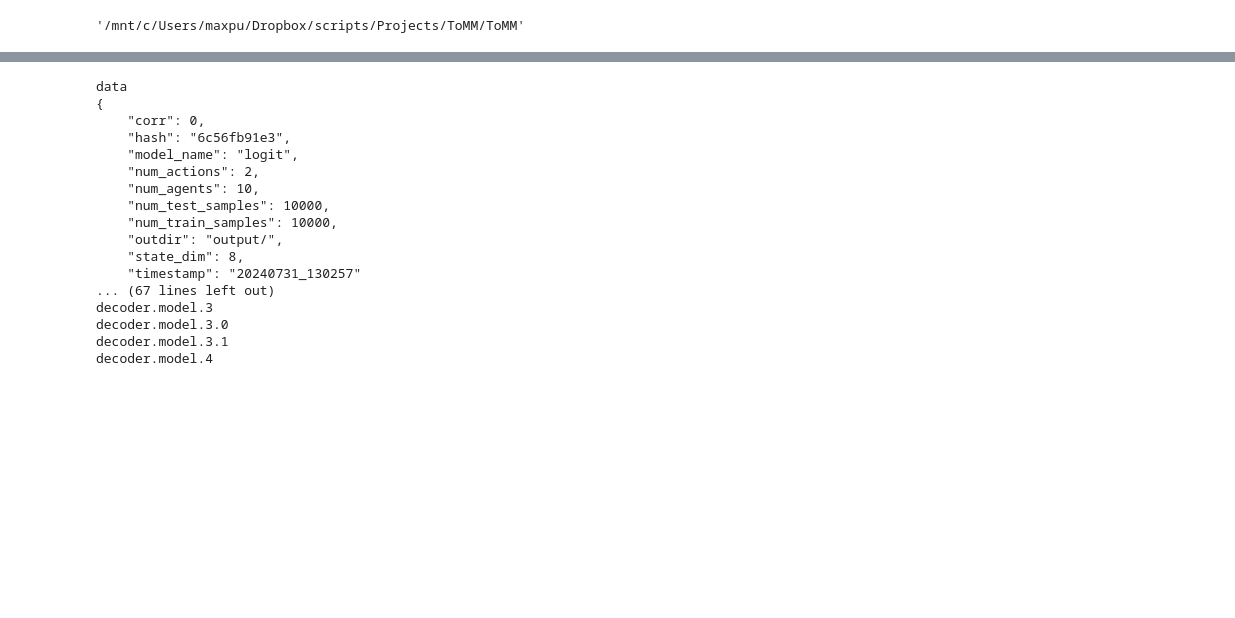
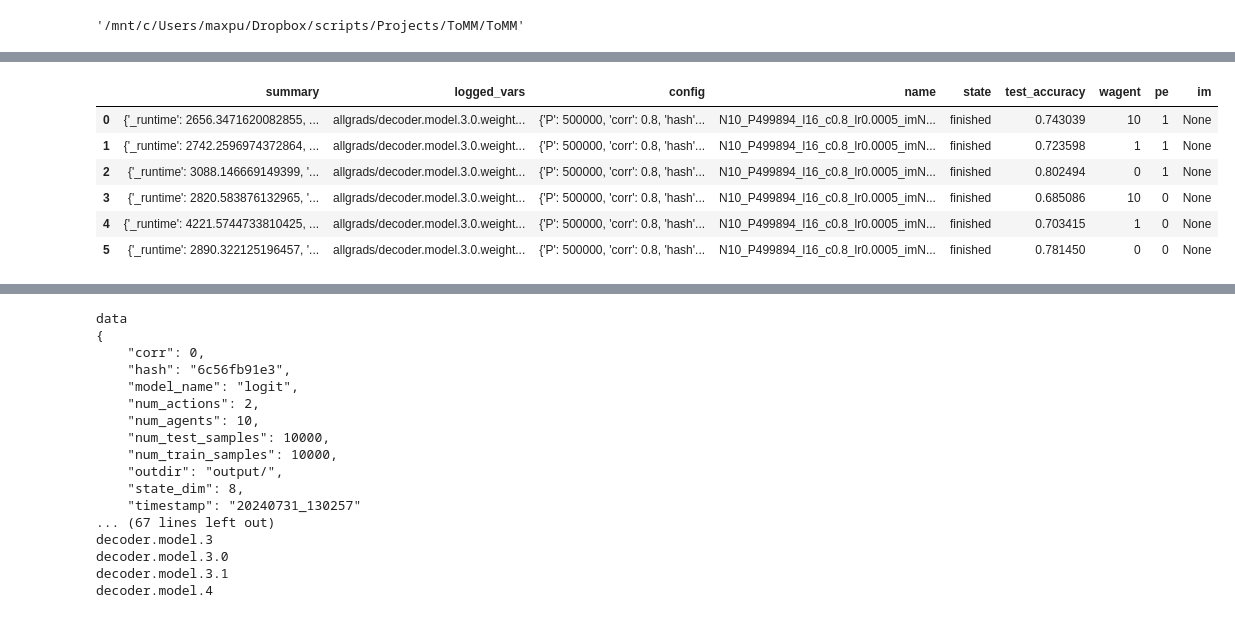
Before and after one commit to amimem/ToMM, a Jupyter notebook: notebooks/analyze_wandb_runs.ipynb, the cells around one changed output, grey strips where cells are left out. Saved outputs shown, nothing was run; the diff lists cells and outputs as text; code cells hidden in the pictures; blank space fills up the shorter version.

```diff
--- a/notebooks/analyze_wandb_runs.ipynb
+++ b/notebooks/analyze_wandb_runs.ipynb
@@ -90,0 +103,10 @@ N10_P505199_l16_c0_lr0.0005_imNone_dtMLPtest1state
+# %%
+runs_df
+# %% [output]
+|  | summary | logged_vars | config | name | state | test_accuracy | wagent | pe | im |
+| 0 | {'_runtime': 2656.3471620082855, ... | allgrads/decoder.model.3.0.weight... | {'P': 500000, 'corr': 0.8, 'hash'... | N10_P499894_l16_c0.8_lr0.0005_imN... | finished | 0.743039 | 10 | 1 | None |
+| 1 | {'_runtime': 2742.2596974372864, ... | allgrads/decoder.model.3.0.weight... | {'P': 500000, 'corr': 0.8, 'hash'... | N10_P499894_l16_c0.8_lr0.0005_imN... | finished | 0.723598 | 1 | 1 | None |
+| 2 | {'_runtime': 3088.146669149399, '... | allgrads/decoder.model.3.0.weight... | {'P': 500000, 'corr': 0.8, 'hash'... | N10_P499894_l16_c0.8_lr0.0005_imN... | finished | 0.802494 | 0 | 1 | None |
+| 3 | {'_runtime': 2820.583876132965, '... | allgrads/decoder.model.3.0.weight... | {'P': 500000, 'corr': 0.8, 'hash'... | N10_P499894_l16_c0.8_lr0.0005_imN... | finished | 0.685086 | 10 | 0 | None |
+| 4 | {'_runtime': 4221.5744733810425, ... | allgrads/decoder.model.3.0.weight... | {'P': 500000, 'corr': 0.8, 'hash'... | N10_P499894_l16_c0.8_lr0.0005_imN... | finished | 0.703415 | 1 | 0 | None |
+| 5 | {'_runtime': 2890.322125196457, '... | allgrads/decoder.model.3.0.weight... | {'P': 500000, 'corr': 0.8, 'hash'... | N10_P499894_l16_c0.8_lr0.0005_imN... | finished | 0.781450 | 0 | 0 | None |
```
Also changed, not shown: parts of 10 cells of this notebook, 4 other files.
